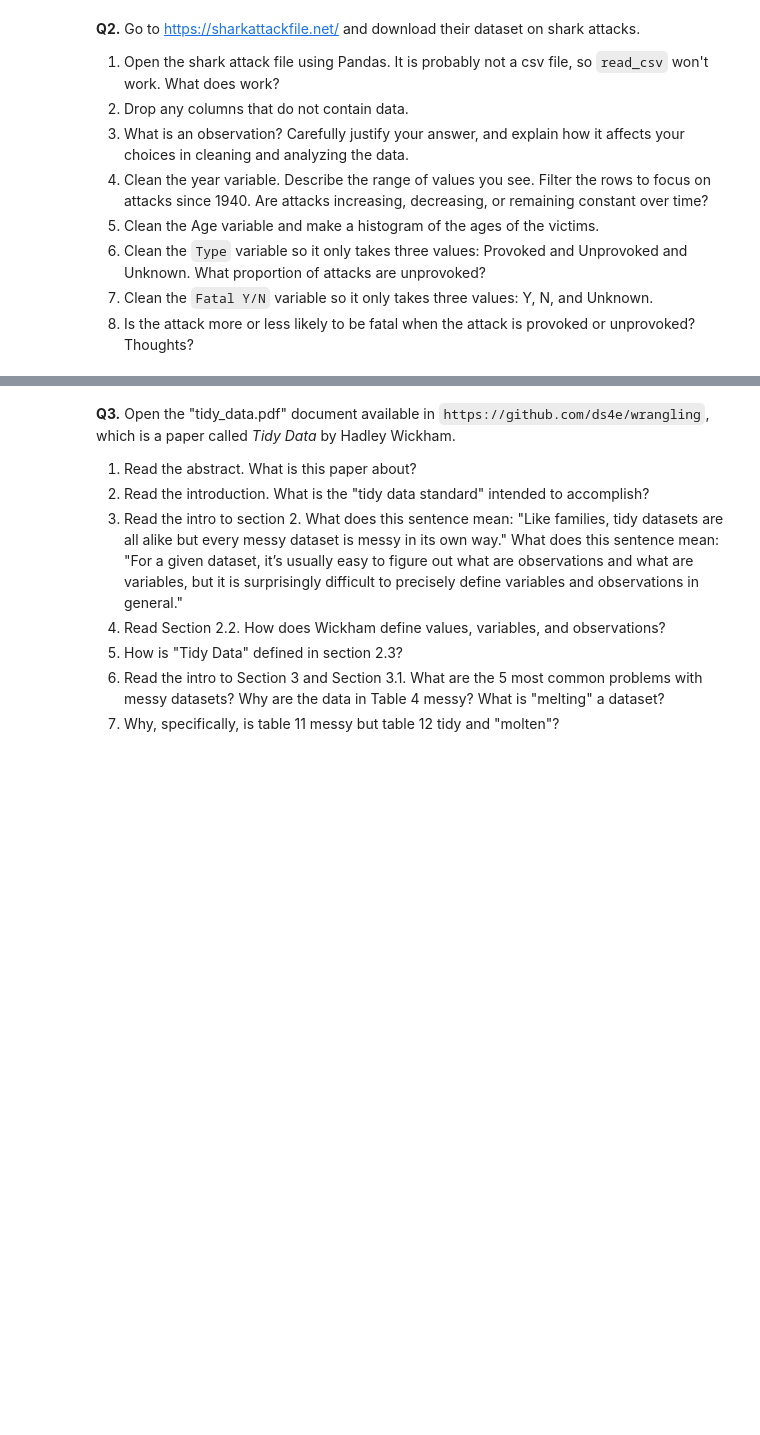
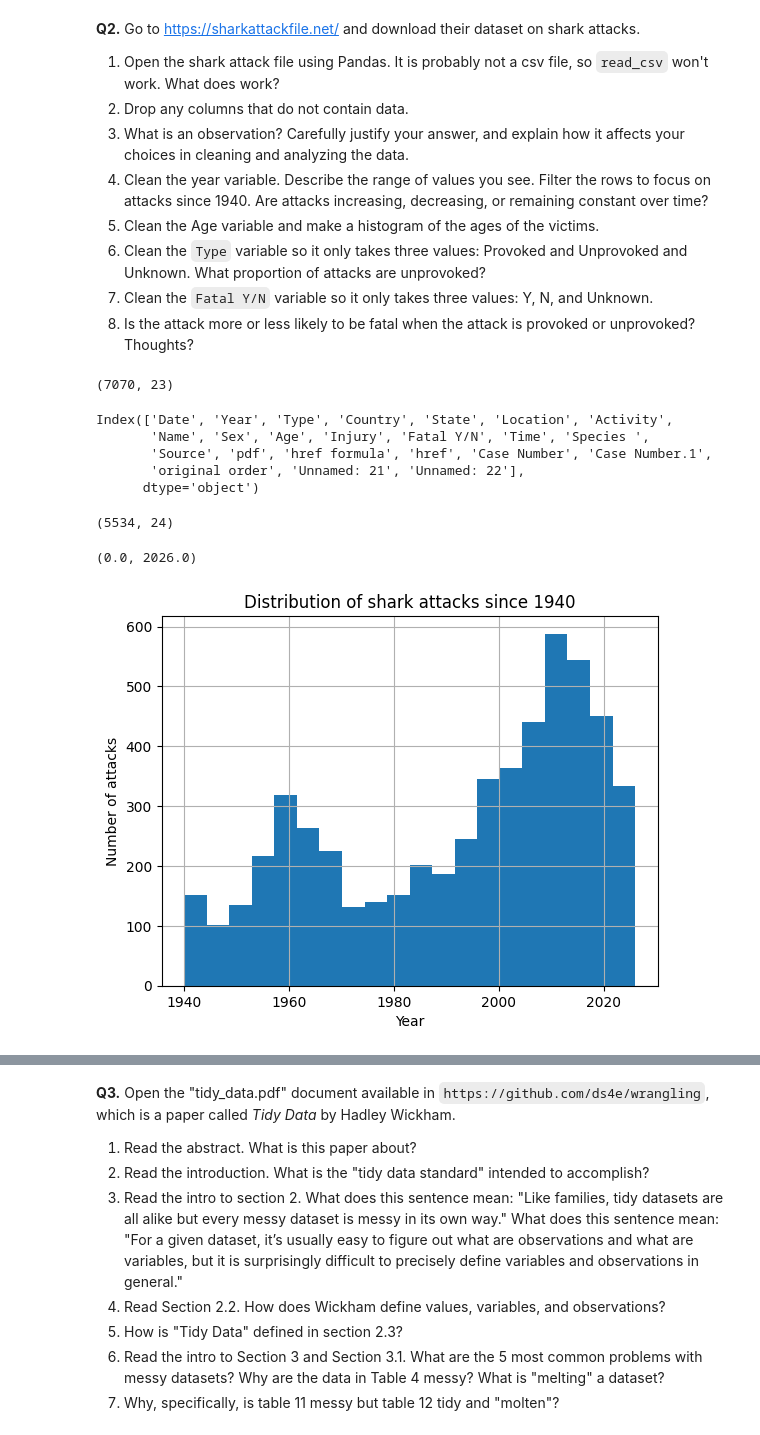
Before and after one commit to JasonYe05/undergrad_ml_assignments, a Jupyter notebook: 01_assignment_wrangling_and_eda.ipynb, the cells around one changed output, grey strips where cells are left out. Saved outputs shown, nothing was run; the diff lists cells and outputs as text; code cells hidden in the pictures; blank space fills up the shorter version.

```diff
--- a/01_assignment_wrangling_and_eda.ipynb
+++ b/01_assignment_wrangling_and_eda.ipynb
@@ -144,3 +154,43 @@ The median imputation made the missing listings look average. Estimates using re
 6. Clean the `Type` variable so it only takes three values: Provoked and Unprovoked and Unknown. What proportion of attacks are unprovoked?
 7. Clean the `Fatal Y/N` variable so it only takes three values: Y, N, and Unknown.
 8. Is the attack more or less likely to be fatal when the attack is provoked or unprovoked? Thoughts?
+# %%
+import pandas as pd
+import numpy as np
+import matplotlib.pyplot as plt
+
+df_shark = pd.read_excel("GSAF5.xls")
+df_shark.shape
+# %% [output]
+(7070, 23)
+# %%
+df_shark.head()
+df_shark.columns
+# %% [output]
+Index(['Date', 'Year', 'Type', 'Country', 'State', 'Location', 'Activity',
+       'Name', 'Sex', 'Age', 'Injury', 'Fatal Y/N', 'Time', 'Species ',
+       'Source', 'pdf', 'href formula', 'href', 'Case Number', 'Case Number.1',
+       'original order', 'Unnamed: 21', 'Unnamed: 22'],
+      dtype='object')
+# %%
+df_shark["Yr_clean"] = pd.to_numeric(df_shark["Year"], errors="coerce")
+
+df_1940 = df_shark[df_shark["Yr_clean"] >= 1940]
+df_1940.shape
+# %% [output]
+(5534, 24)
+# %%
+df_shark["Yr_clean"].min(), df_shark["Yr_clean"].max()
+# %% [output]
+(0.0, 2026.0)
+# %%
+attacks_by_year = df_1940["Yr_clean"].value_counts().sort_index()
+
+plt.figure()
+df_1940["Yr_clean"].dropna().hist(bins=20)
+plt.xlabel("Year")
+plt.ylabel("Number of attacks")
+plt.title("Distribution of shark attacks since 1940")
+plt.show()
+# %% [output]
+[figure, added]
```
Also changed, not shown: parts of 6 cells of this notebook.
